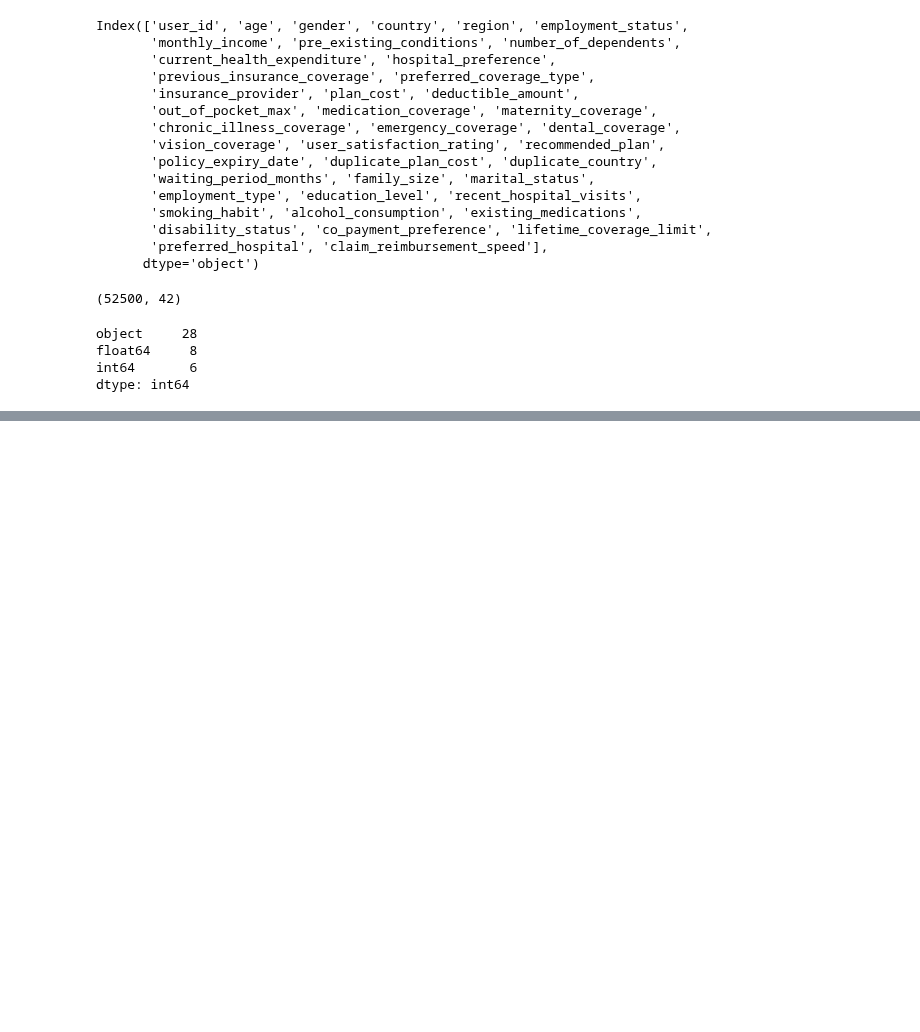
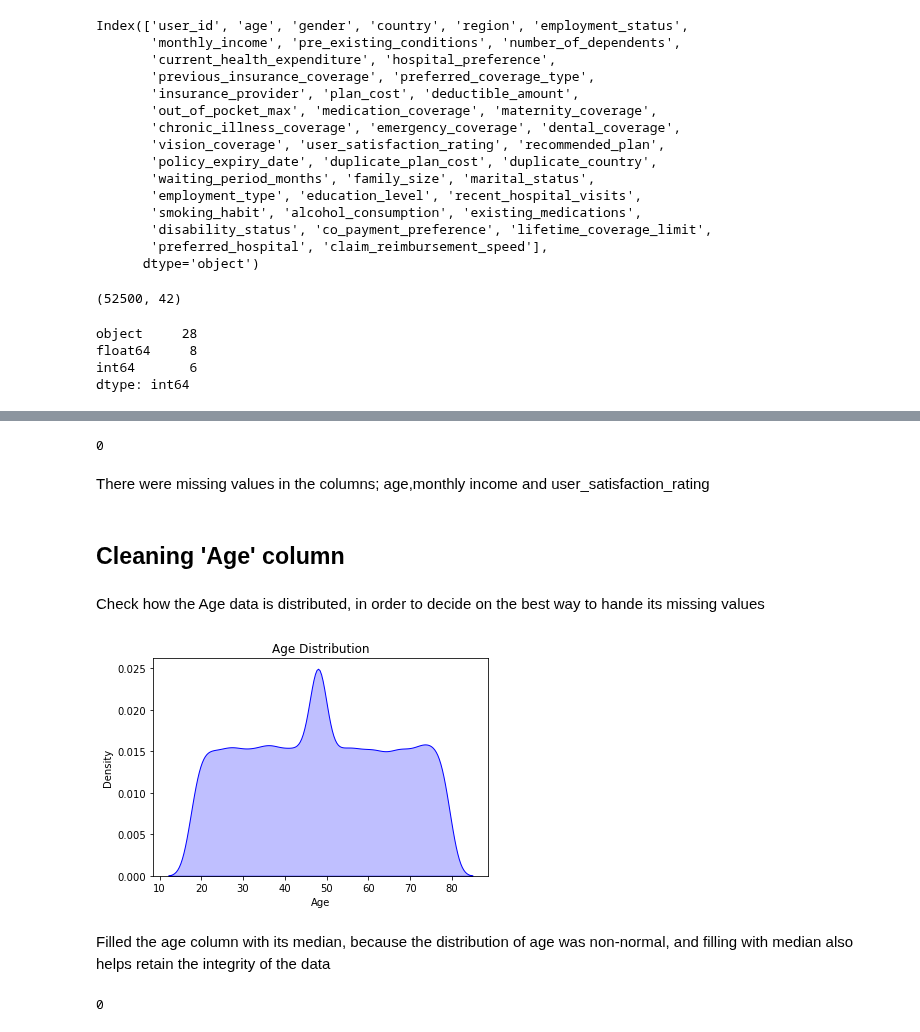
Before and after one commit to ruth-kitasi/Health-Insurance-Recommender-System, a Jupyter notebook: Notebooks/Cecilia.ipynb, the cells around one changed output, grey strips where cells are left out. Saved outputs shown, nothing was run; the diff lists cells and outputs as text; code cells hidden in the pictures; blank space fills up the shorter version.

```diff
--- a/Notebooks/Cecilia.ipynb
+++ b/Notebooks/Cecilia.ipynb
@@ -108,0 +195,21 @@ dtype: int64
+# %%
+data.duplicated().sum()
+# %% [output]
+0
+# %% [markdown]
+There were missing values in the columns; age,monthly income and user_satisfaction_rating
+# %% [markdown]
+## Cleaning 'Age' column
+# %% [markdown]
+Check how the Age data is distributed, in order to decide on the best way to hande its missing values
+# %%
+# Plot KDE
+sns.kdeplot(data['age'], shade=True, color='blue')
+
+# Show plot
+plt.xlabel("Age")
+plt.ylabel("Density")
+plt.title("Age Distribution")
+plt.show()
+# %% [output]
+[figure, added]
@@ -108,0 +218,6 @@ dtype: int64
+# %% [markdown]
+Filled the age column with its median, because the distribution of age was non-normal, and filling with median also helps retain the integrity of the data
+# %%
+data['age'].isna().sum() #confirm that there are no missing values in the age column
+# %% [output]
+0
```
Also changed, not shown: parts of 62 cells of this notebook.
